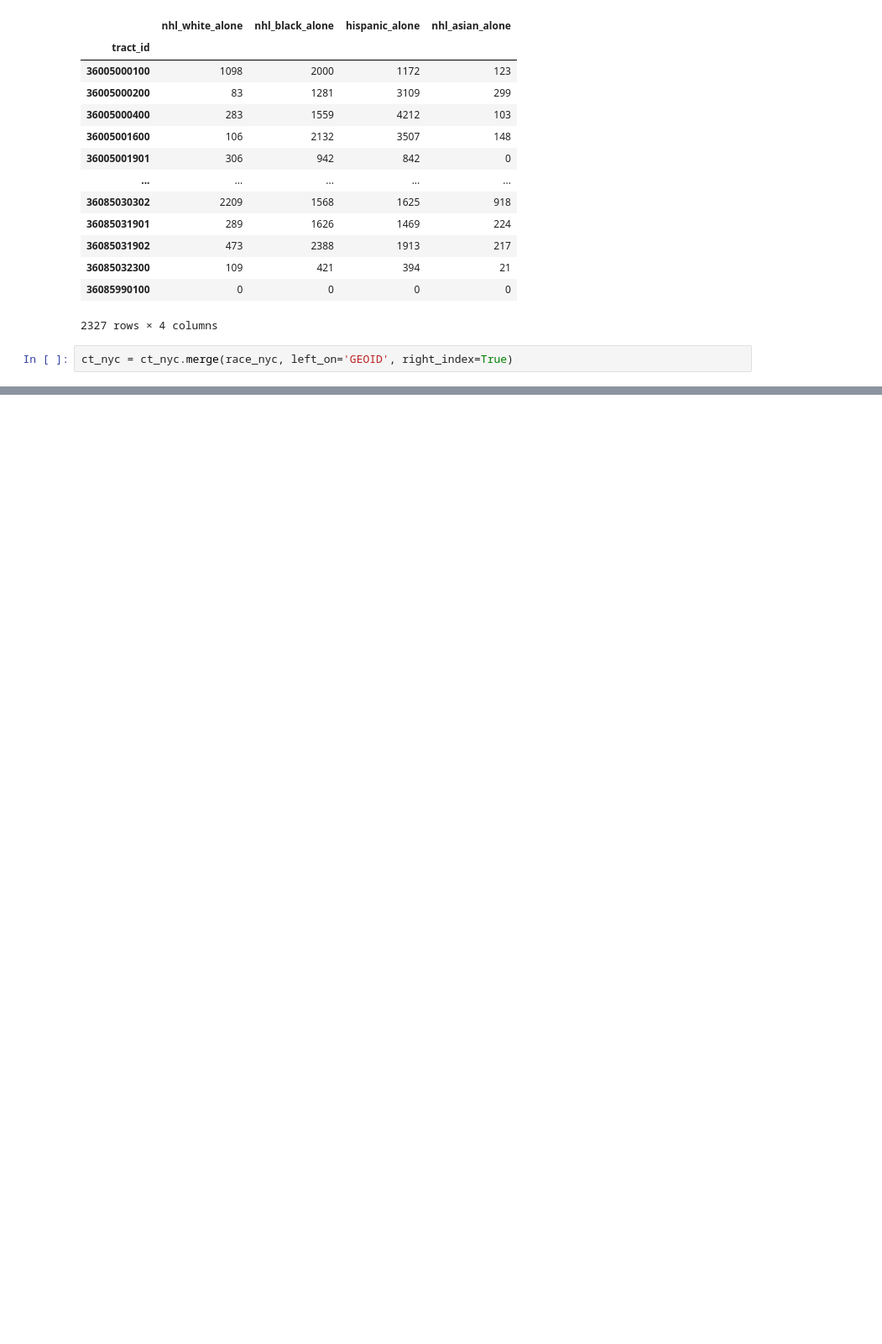
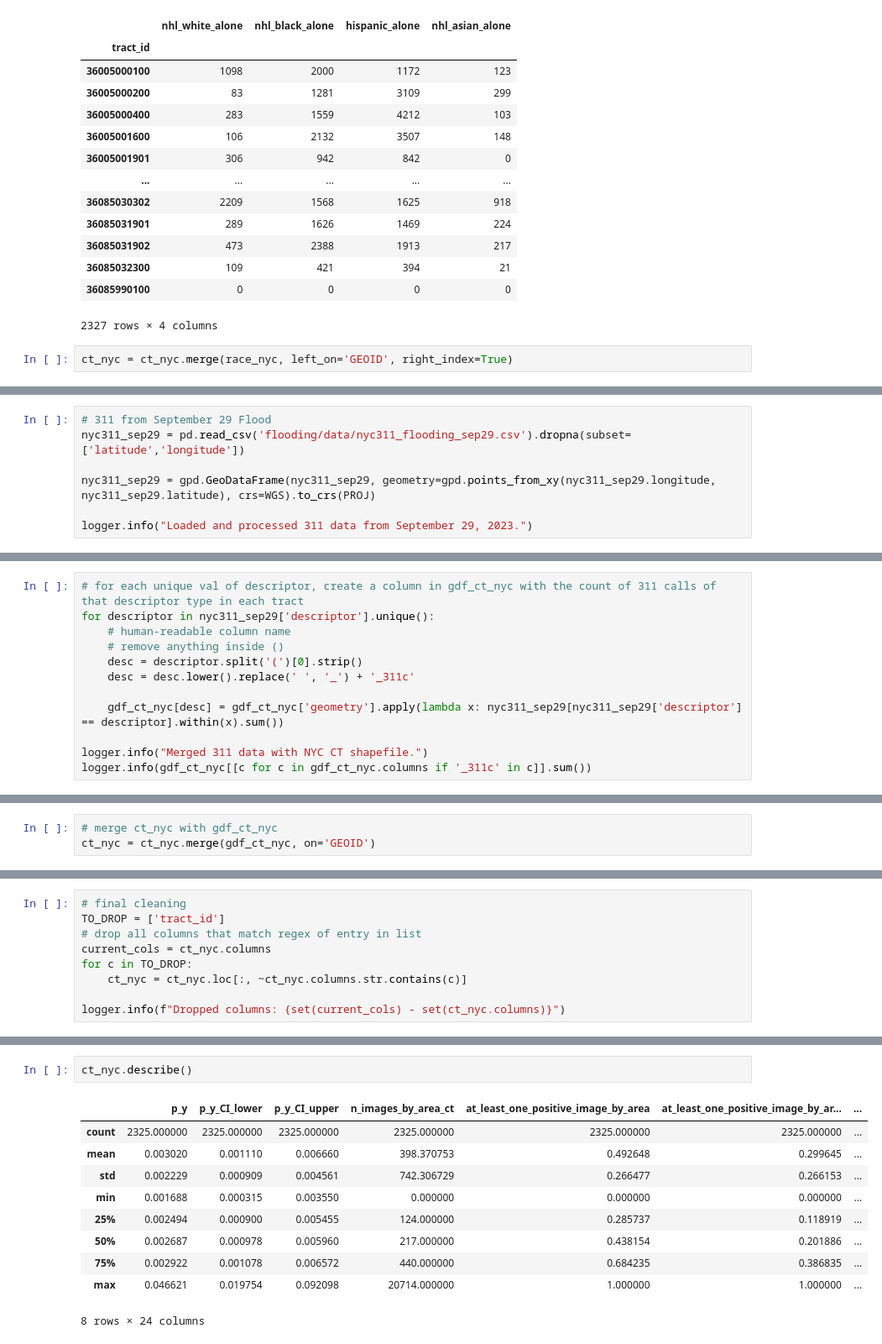
Before and after one commit to pendulating/bayflood, a Jupyter notebook: aggregation/analysis_df.ipynb, the cells around one changed output, grey strips where cells are left out. Shown at 84% size. Saved outputs shown, nothing was run; the diff lists cells and outputs as text; blank space fills up the shorter version.

Commit message:
race, three flooding signal sources

```diff
--- a/aggregation/analysis_df.ipynb
+++ b/aggregation/analysis_df.ipynb
@@ -146,0 +255,7 @@ ct_nyc = ct_nyc.merge(race_nyc, left_on='GEOID', right_index=True)
+# %%
+# 311 from September 29 Flood
+nyc311_sep29 = pd.read_csv('flooding/data/nyc311_flooding_sep29.csv').dropna(subset=['latitude','longitude'])
+
+nyc311_sep29 = gpd.GeoDataFrame(nyc311_sep29, geometry=gpd.points_from_xy(nyc311_sep29.longitude, nyc311_sep29.latitude), crs=WGS).to_crs(PROJ)
+
+logger.info("Loaded and processed 311 data from September 29, 2023.")
@@ -146,0 +274,12 @@ ct_nyc = ct_nyc.merge(race_nyc, left_on='GEOID', right_index=True)
+# %%
+# for each unique val of descriptor, create a column in gdf_ct_nyc with the count of 311 calls of that descriptor type in each tract
+for descriptor in nyc311_sep29['descriptor'].unique():
+    # human-readable column name
+    # remove anything inside ()
+    desc = descriptor.split('(')[0].strip()
+    desc = desc.lower().replace(' ', '_') + '_311c'
+
+    gdf_ct_nyc[desc] = gdf_ct_nyc['geometry'].apply(lambda x: nyc311_sep29[nyc311_sep29['descriptor'] == descriptor].within(x).sum())
+
+logger.info("Merged 311 data with NYC CT shapefile.")
+logger.info(gdf_ct_nyc[[c for c in gdf_ct_nyc.columns if '_311c' in c]].sum())
@@ -147,3 +294,6 @@ ct_nyc = ct_nyc.merge(race_nyc, left_on='GEOID', right_index=True)
+# %%
+# merge ct_nyc with gdf_ct_nyc
+ct_nyc = ct_nyc.merge(gdf_ct_nyc, on='GEOID')
 # %%
 COLS_ALLOWED_NA_VALS = ['empirical_estimate']
 def na_validation(df, cols_allowed_na_vals):
@@ -177,0 +310,9 @@ logger.info("Loaded and processed Floodnet sensor data.")
+# %%
+# final cleaning
+TO_DROP = ['tract_id']
+# drop all columns that match regex of entry in list
+current_cols = ct_nyc.columns
+for c in TO_DROP:
+    ct_nyc = ct_nyc.loc[:, ~ct_nyc.columns.str.contains(c)]
+
+logger.info(f"Dropped columns: {set(current_cols) - set(ct_nyc.columns)}")
@@ -177,0 +321,13 @@ logger.info("Loaded and processed Floodnet sensor data.")
+# %%
+ct_nyc.describe()
+# %% [output]
+|  | p_y | p_y_CI_lower | p_y_CI_upper | n_images_by_area_ct | at_least_one_positive_image_by_area | at_least_one_positive_image_by_ar... | ... |
+| count | 2325.000000 | 2325.000000 | 2325.000000 | 2325.000000 | 2325.000000 | 2325.000000 | ... |
+| mean | 0.003020 | 0.001110 | 0.006660 | 398.370753 | 0.492648 | 0.299645 | ... |
+| std | 0.002229 | 0.000909 | 0.004561 | 742.306729 | 0.266477 | 0.266153 | ... |
+| min | 0.001688 | 0.000315 | 0.003550 | 0.000000 | 0.000000 | 0.000000 | ... |
+| 25% | 0.002494 | 0.000900 | 0.005455 | 124.000000 | 0.285737 | 0.118919 | ... |
+| 50% | 0.002687 | 0.000978 | 0.005960 | 217.000000 | 0.438154 | 0.201886 | ... |
+| 75% | 0.002922 | 0.001078 | 0.006572 | 440.000000 | 0.684235 | 0.386835 | ... |
+| max | 0.046621 | 0.019754 | 0.092098 | 20714.000000 | 1.000000 | 1.000000 | ... |
+8 rows × 24 columns
```
Also changed, not shown: parts of 24 cells of this notebook.
